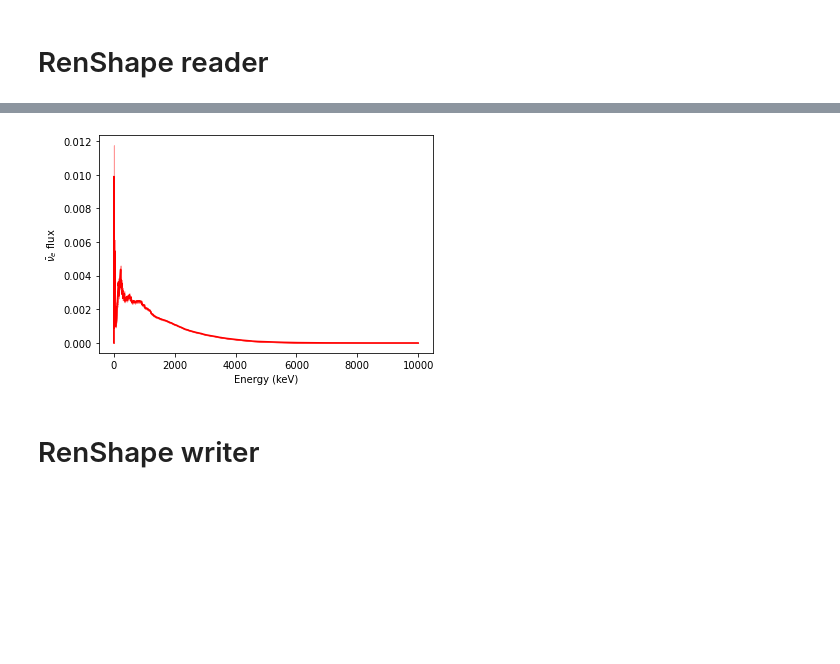
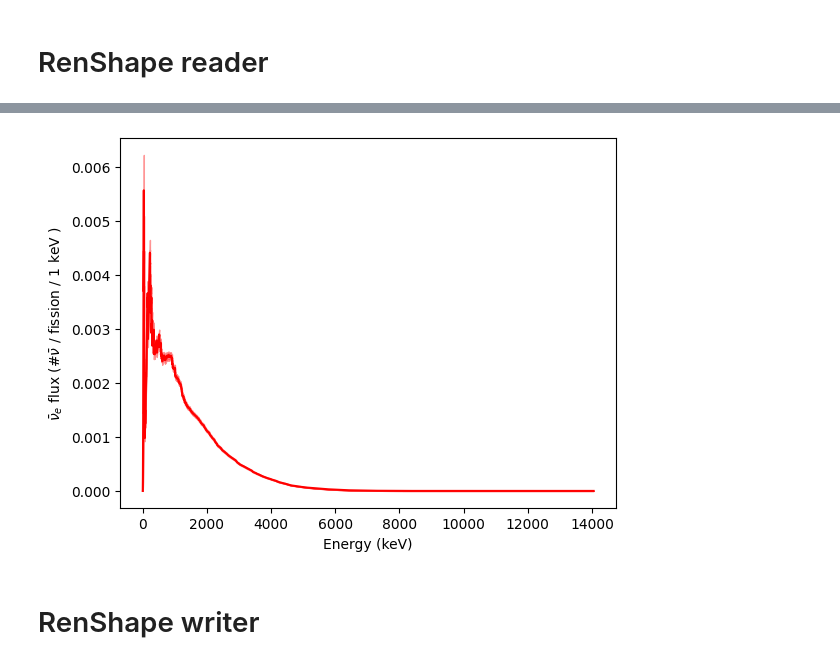
Before and after one commit to matteo-brg/RenShape, a Jupyter notebook: notebook/RenShape Tutorial.ipynb, the cells around one changed output, grey strips where cells are left out. Drawn from its saved outputs; the diff is of its cells as text; code cells hidden in the pictures; blank space fills up the shorter version.

```diff
--- a/notebook/RenShape Tutorial.ipynb
+++ b/notebook/RenShape Tutorial.ipynb
@@ -206,7 +212,7 @@ plt.show()
 # Keep in mind that not all the nuclide in the dataset will have an associated neutrino spectra.
 # See "how is compiled" for more details.
 # Read the helper for additional information (reader.get_nu_spectra?)
-energy, spectra, spectra_er, posOK, posnotOK = reader.get_nu_spectra(E_min =0 , E_max = 10e3)
+energy, spectra, spectra_er, posOK, posnotOK = reader.get_nu_spectra()
 # %%
 #=============================================
 # Example: print the first 6 names of nuclides which do not have an associated neutrino spectrum
@@ -254,22 +262,22 @@ plt.show()
 # %%
 #=============================================
 # Example: plot the neutrino flux from Pu239
 #=============================================
 
 spectrum_tot, spectrum_tot_er = reader.get_total_spectrum(labels = ["cumulative_thermal_fy_239Pu"],
                                                           labels_unc = ["unc_ct_239Pu"],
                                                           ffs = [1], ffs_unc = None, do_sum = True,
                                                           spectra=spectra,spectra_er=spectra_er,posOK=posOK)
 
 plt.plot(energy,spectrum_tot,c='r')
 plt.fill_between(energy,spectrum_tot,spectrum_tot+spectrum_tot_er,color='r',alpha=0.4)
 plt.fill_between(energy,spectrum_tot,spectrum_tot-spectrum_tot_er,color='r',alpha=0.4)
 
 plt.xlabel("Energy (keV)")
-plt.ylabel(r"$\bar{\nu}_e$ flux")
+plt.ylabel(r"$\bar{\nu}_e$ flux (#$\bar{\nu}$ / fission / 1 keV )")
 plt.show()
 # %% [output]
-[figure, old version]
+[figure, new version]
 # %% [markdown]
 # RenShape writer
 # %%
```
Also changed, not shown: parts of 13 cells of this notebook, 18 other files.
